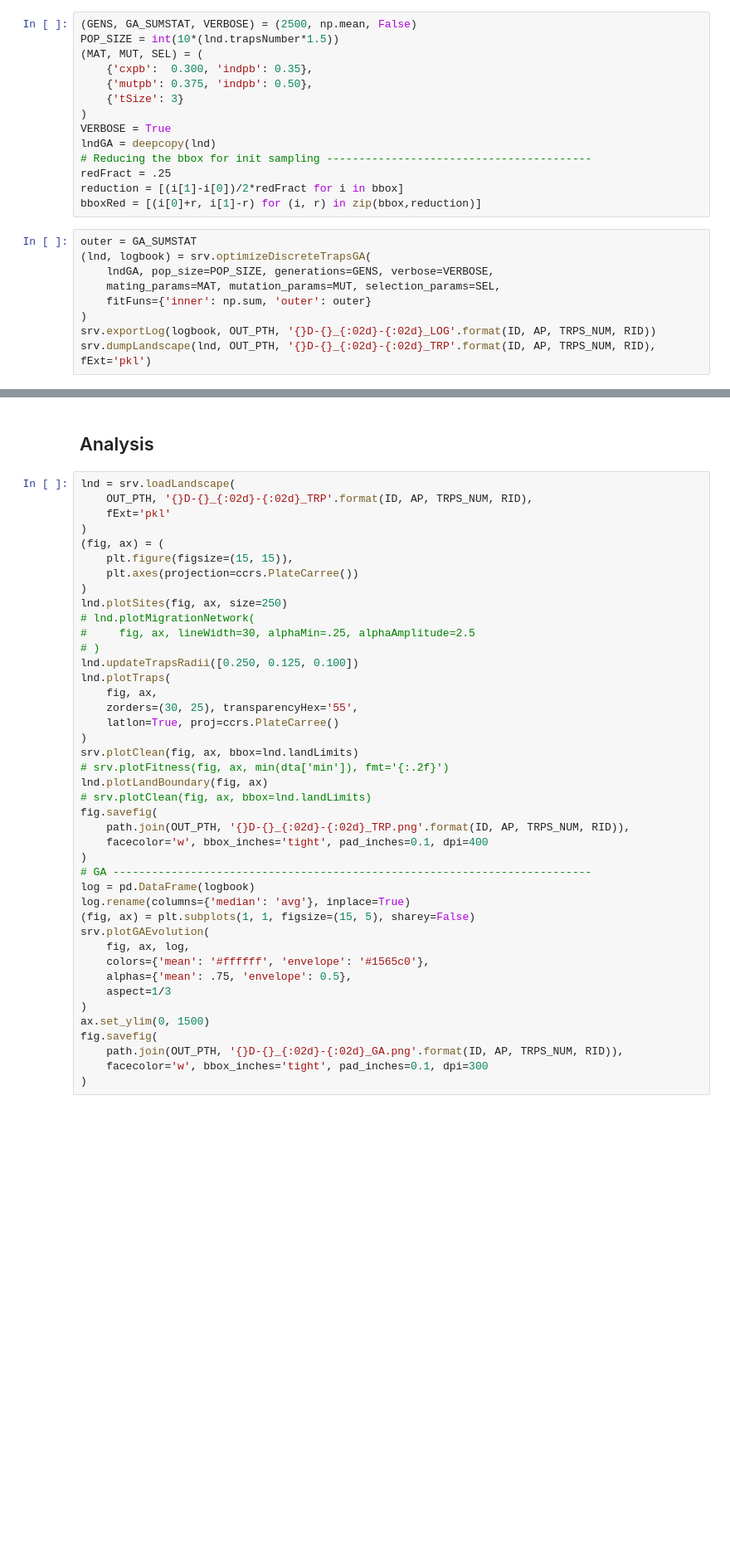
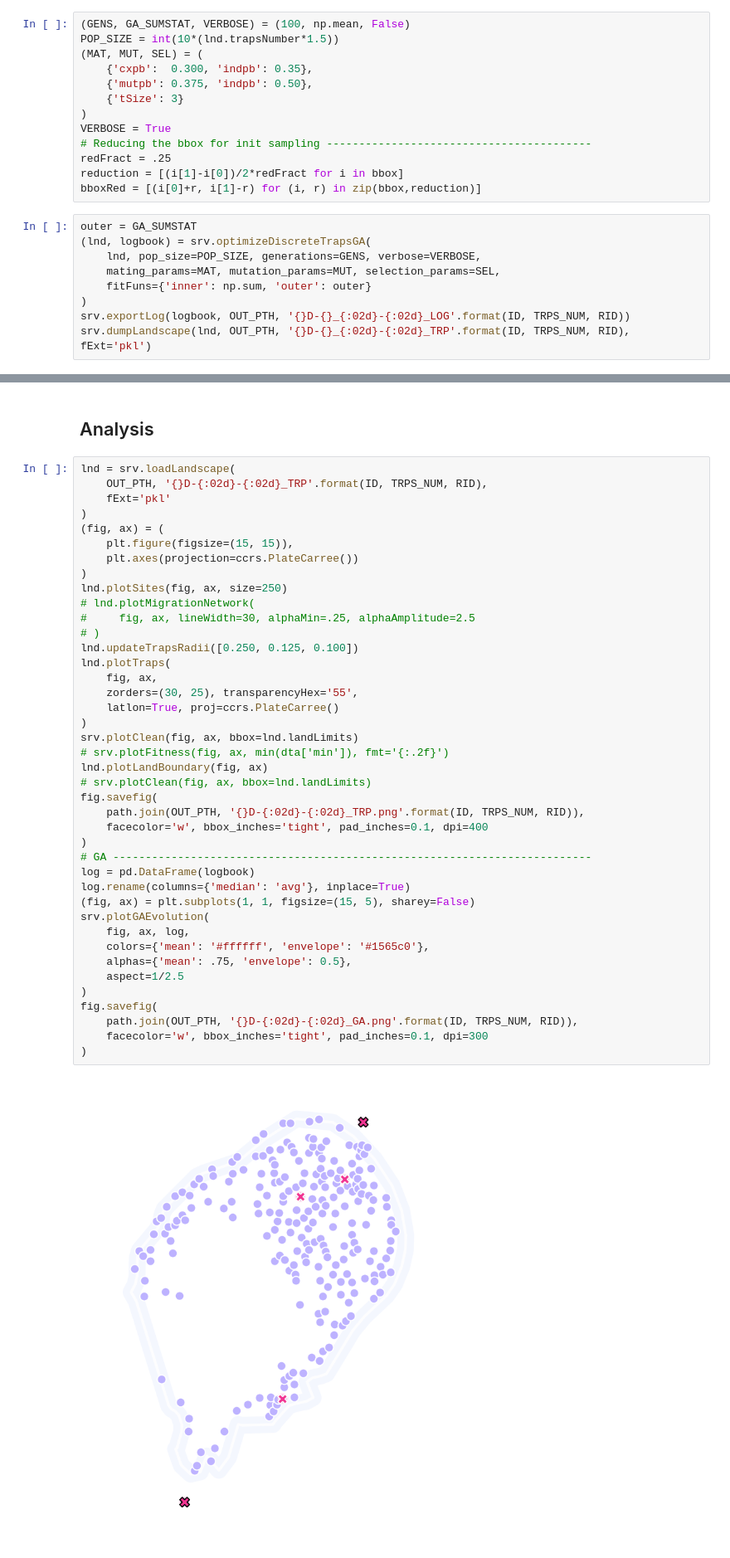
Before and after one commit to Chipdelmal/MGSurvE, a Jupyter notebook: MGSurvE/demos/STP/STP-Discrete.ipynb, the cells around one changed output, grey strips where cells are left out. Shown: that part at 83% size. Drawn from its saved outputs; the diff is of its cells as text; blank space fills up the shorter version.

```diff
--- a/MGSurvE/demos/STP/STP-Discrete.ipynb
+++ b/MGSurvE/demos/STP/STP-Discrete.ipynb
@@ -94,7 +92,7 @@ fig.savefig(
 # %% [markdown]
 ## Optimization
 # %%
-(GENS, GA_SUMSTAT, VERBOSE) = (2500, np.mean, False)
+(GENS, GA_SUMSTAT, VERBOSE) = (100, np.mean, False)
 POP_SIZE = int(10*(lnd.trapsNumber*1.5))
 (MAT, MUT, SEL) = (
     {'cxpb':  0.300, 'indpb': 0.35},
@@ -102,7 +100,6 @@ POP_SIZE = int(10*(lnd.trapsNumber*1.5))
     {'tSize': 3}
 )
 VERBOSE = True
-lndGA = deepcopy(lnd)
 # Reducing the bbox for init sampling -----------------------------------------
 redFract = .25
 reduction = [(i[1]-i[0])/2*redFract for i in bbox]
@@ -110,9 +107,9 @@ bboxRed = [(i[0]+r, i[1]-r) for (i, r) in zip(bbox,reduction)]
 # %%
 outer = GA_SUMSTAT
 (lnd, logbook) = srv.optimizeDiscreteTrapsGA(
-    lndGA, pop_size=POP_SIZE, generations=GENS, verbose=VERBOSE,
+    lnd, pop_size=POP_SIZE, generations=GENS, verbose=VERBOSE,
     mating_params=MAT, mutation_params=MUT, selection_params=SEL,
     fitFuns={'inner': np.sum, 'outer': outer}
 )
-srv.exportLog(logbook, OUT_PTH, '{}D-{}_{:02d}-{:02d}_LOG'.format(ID, AP, TRPS_NUM, RID))
-srv.dumpLandscape(lnd, OUT_PTH, '{}D-{}_{:02d}-{:02d}_TRP'.format(ID, AP, TRPS_NUM, RID), fExt='pkl')
+srv.exportLog(logbook, OUT_PTH, '{}D-{}_{:02d}-{:02d}_LOG'.format(ID, TRPS_NUM, RID))
+srv.dumpLandscape(lnd, OUT_PTH, '{}D-{}_{:02d}-{:02d}_TRP'.format(ID, TRPS_NUM, RID), fExt='pkl')
@@ -120,7 +135,7 @@ srv.dumpLandscape(lnd, OUT_PTH, '{}D-{}_{:02d}-{:02d}_TRP'.format(ID, AP, TRPS_N
 ## Analysis
 # %%
 lnd = srv.loadLandscape(
-    OUT_PTH, '{}D-{}_{:02d}-{:02d}_TRP'.format(ID, AP, TRPS_NUM, RID),
+    OUT_PTH, '{}D-{:02d}-{:02d}_TRP'.format(ID, TRPS_NUM, RID),
     fExt='pkl'
 )
 (fig, ax) = (
@@ -129,34 +144,35 @@ lnd = srv.loadLandscape(
 )
 lnd.plotSites(fig, ax, size=250)
 # lnd.plotMigrationNetwork(
 #     fig, ax, lineWidth=30, alphaMin=.25, alphaAmplitude=2.5
 # )
 lnd.updateTrapsRadii([0.250, 0.125, 0.100])
 lnd.plotTraps(
     fig, ax,
     zorders=(30, 25), transparencyHex='55',
     latlon=True, proj=ccrs.PlateCarree()
 )
 srv.plotClean(fig, ax, bbox=lnd.landLimits)
 # srv.plotFitness(fig, ax, min(dta['min']), fmt='{:.2f}')
 lnd.plotLandBoundary(fig, ax)
 # srv.plotClean(fig, ax, bbox=lnd.landLimits)
 fig.savefig(
-    path.join(OUT_PTH, '{}D-{}_{:02d}-{:02d}_TRP.png'.format(ID, AP, TRPS_NUM, RID)),
+    path.join(OUT_PTH, '{}D-{:02d}-{:02d}_TRP.png'.format(ID, TRPS_NUM, RID)),
     facecolor='w', bbox_inches='tight', pad_inches=0.1, dpi=400
 )
 # GA --------------------------------------------------------------------------
 log = pd.DataFrame(logbook)
 log.rename(columns={'median': 'avg'}, inplace=True)
 (fig, ax) = plt.subplots(1, 1, figsize=(15, 5), sharey=False)
 srv.plotGAEvolution(
     fig, ax, log,
     colors={'mean': '#ffffff', 'envelope': '#1565c0'},
     alphas={'mean': .75, 'envelope': 0.5},
-    aspect=1/3
+    aspect=1/2.5
 )
-ax.set_ylim(0, 1500)
 fig.savefig(
-    path.join(OUT_PTH, '{}D-{}_{:02d}-{:02d}_GA.png'.format(ID, AP, TRPS_NUM, RID)),
+    path.join(OUT_PTH, '{}D-{:02d}-{:02d}_GA.png'.format(ID, TRPS_NUM, RID)),
     facecolor='w', bbox_inches='tight', pad_inches=0.1, dpi=300
 )
+# %% [output]
+[figure, added]
```
Also changed, not shown: parts of 7 cells of this notebook, 1 other file.
